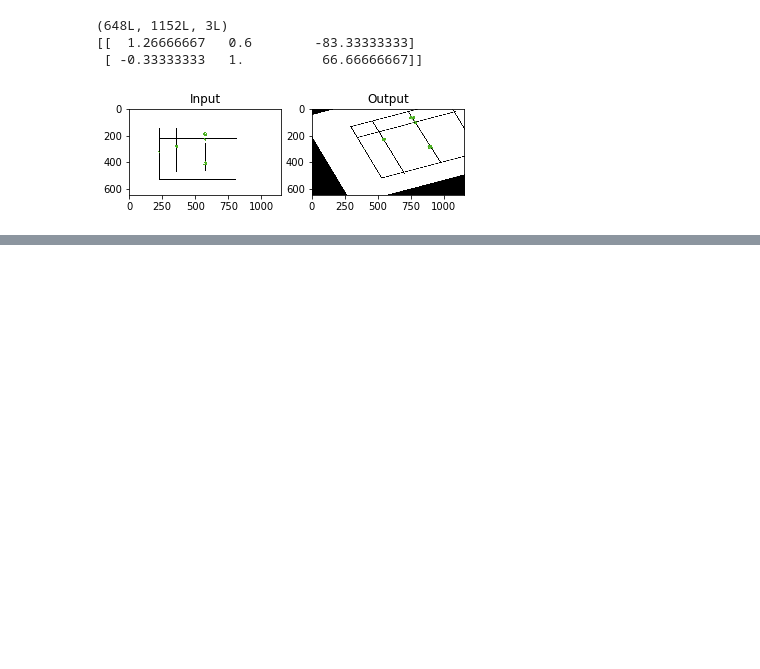
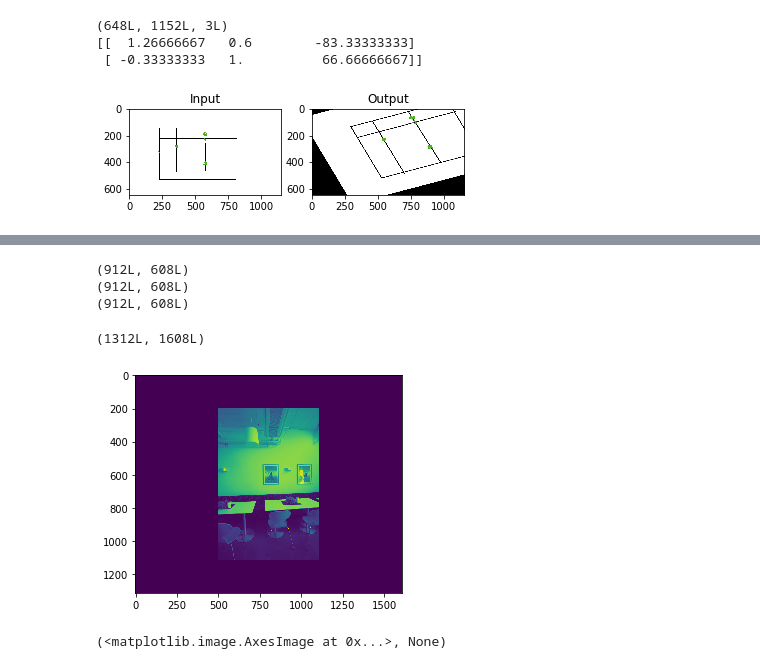
Before and after one commit to shengcode/CSE527, a Jupyter notebook: CSE527-HW2-Fall18/CV2_tutorial.ipynb, the cells around one changed output, grey strips where cells are left out. Saved outputs shown, nothing was run; the diff lists cells and outputs as text; code cells hidden in the pictures; blank space fills up the shorter version.

```diff
--- a/CSE527-HW2-Fall18/CV2_tutorial.ipynb
+++ b/CSE527-HW2-Fall18/CV2_tutorial.ipynb
@@ -203,0 +252,11 @@ plt.show()
+# %%
+imgCenter = cv2.imread('SourceImages/stitch_m.png', 0)
+imgRight  = cv2.imread('SourceImages/stitch_r.png', 0)
+imgLeft   = cv2.imread('SourceImages/stitch_l.png', 0)
+print(imgCenter.shape)
+print(imgRight.shape)
+print(imgLeft.shape)
+# %% [output]
+(912L, 608L)
+(912L, 608L)
+(912L, 608L)
@@ -203,0 +265,18 @@ plt.show()
+# %%
+print(imgCenter.shape)
+# %% [output]
+(1312L, 1608L)
+# %%
+imgCenter = cv2.imread('SourceImages/stitch_m.png', 0)
+imgRight  = cv2.imread('SourceImages/stitch_r.png', 0)
+imgLeft   = cv2.imread('SourceImages/stitch_l.png', 0)
+# %%
+imgCenter = cv2.copyMakeBorder(imgCenter,200,200,500,500,cv2.BORDER_CONSTANT)
+# gray= cv2.cvtColor(img,cv2.COLOR_BGR2GRAY)
+#     6
+#     7 sift = cv2.xfeatures2d.SIFT_create()
+#     8 kp = sift.detect(gray,None)
+plt.imshow(imgCenter),plt.show('gray')
+# %% [output]
+[figure, added]
+(<matplotlib.image.AxesImage at 0x...>, None)
```
Also changed, not shown: parts of 27 cells of this notebook.
